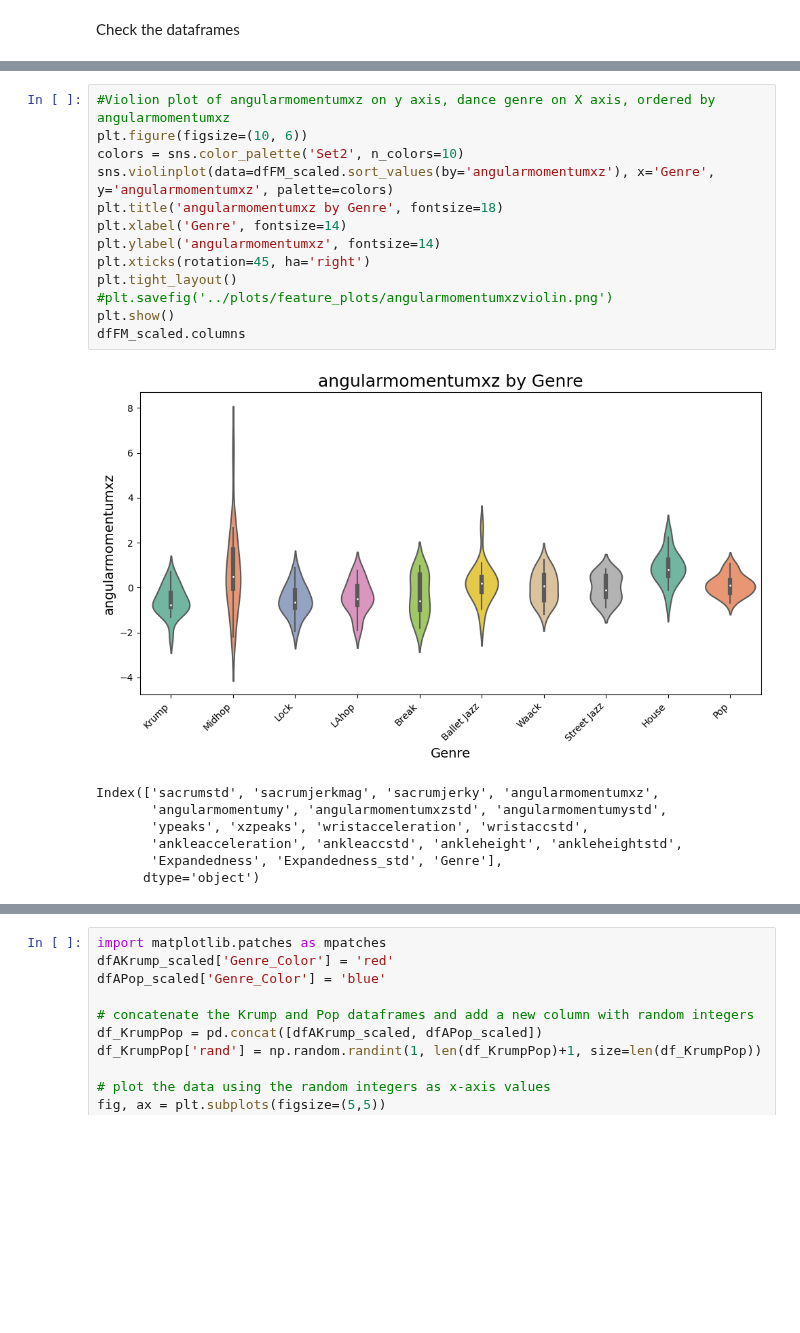
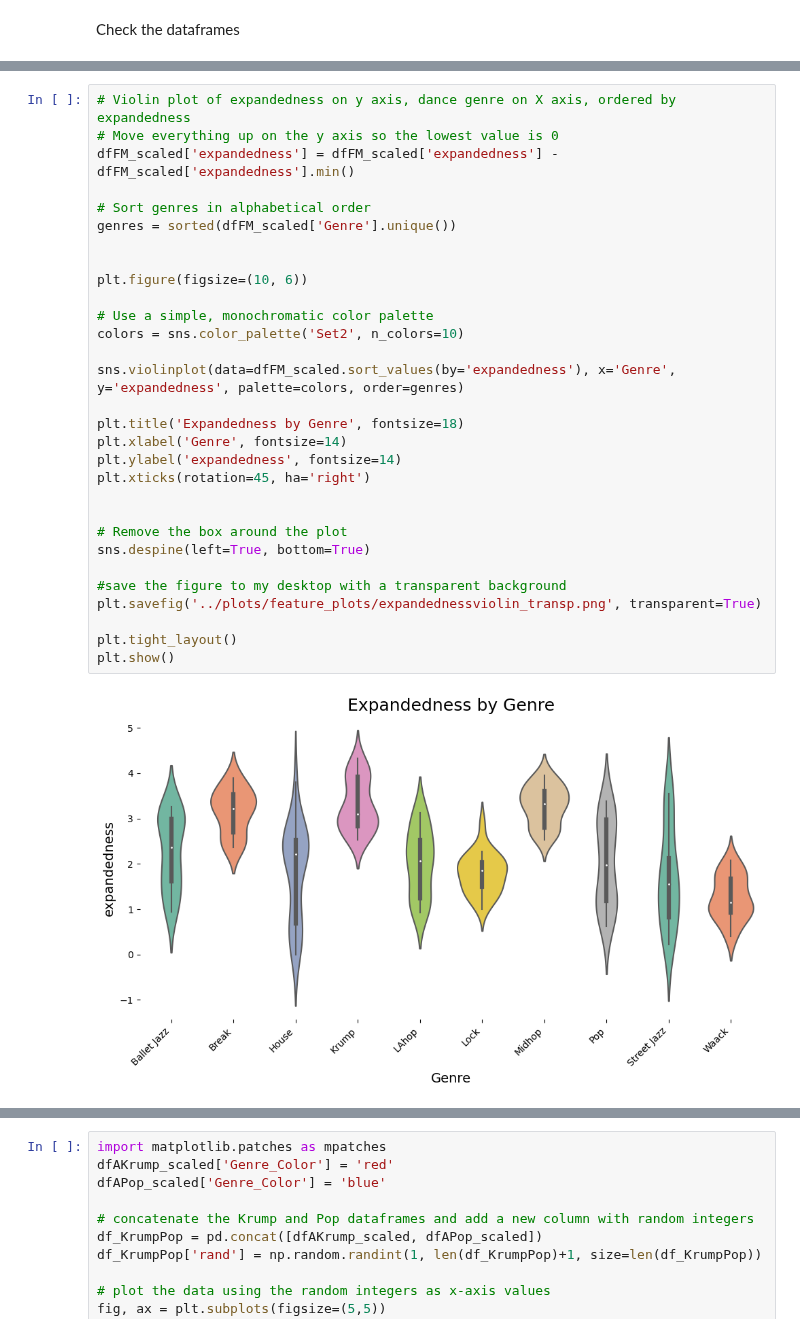
Before and after one commit to tBenBaker/MovementClassifier, a Jupyter notebook: DanceProj1/notebooks/01_dancedatafeatures.ipynb, the cells around one changed output, grey strips where cells are left out. Cells and saved outputs as stored; diff of their text form; blank space fills up the shorter version.

```diff
--- a/DanceProj1/notebooks/01_dancedatafeatures.ipynb
+++ b/DanceProj1/notebooks/01_dancedatafeatures.ipynb
@@ -106,23 +189,34 @@ plt.show()
 # %% [output]
 [figure]
 # %%
-#Violion plot of angularmomentumxz on y axis, dance genre on X axis, ordered by angularmomentumxz
+# Violin plot of expandedness on y axis, dance genre on X axis, ordered by expandedness
+# Move everything up on the y axis so the lowest value is 0
+dfFM_scaled['expandedness'] = dfFM_scaled['expandedness'] - dfFM_scaled['expandedness'].min()
+
+# Sort genres in alphabetical order
+genres = sorted(dfFM_scaled['Genre'].unique())
+
+
 plt.figure(figsize=(10, 6))
+
+# Use a simple, monochromatic color palette
 colors = sns.color_palette('Set2', n_colors=10)
-sns.violinplot(data=dfFM_scaled.sort_values(by='angularmomentumxz'), x='Genre', y='angularmomentumxz', palette=colors)
-plt.title('angularmomentumxz by Genre', fontsize=18)
+
+sns.violinplot(data=dfFM_scaled.sort_values(by='expandedness'), x='Genre', y='expandedness', palette=colors, order=genres)
+
+plt.title('Expandedness by Genre', fontsize=18)
 plt.xlabel('Genre', fontsize=14)
-plt.ylabel('angularmomentumxz', fontsize=14)
+plt.ylabel('expandedness', fontsize=14)
 plt.xticks(rotation=45, ha='right')
+
+
+# Remove the box around the plot
+sns.despine(left=True, bottom=True)
+
+#save the figure to my desktop with a transparent background
+plt.savefig('../plots/feature_plots/expandednessviolin_transp.png', transparent=True)
+
 plt.tight_layout()
-#plt.savefig('../plots/feature_plots/angularmomentumxzviolin.png')
 plt.show()
-dfFM_scaled.columns
 # %% [output]
-[figure, old version]
+[figure, new version]
-Index(['sacrumstd', 'sacrumjerkmag', 'sacrumjerky', 'angularmomentumxz',
-       'angularmomentumy', 'angularmomentumxzstd', 'angularmomentumystd',
-       'ypeaks', 'xzpeaks', 'wristacceleration', 'wristaccstd',
-       'ankleacceleration', 'ankleaccstd', 'ankleheight', 'ankleheightstd',
-       'Expandedness', 'Expandedness_std', 'Genre'],
-      dtype='object')
```
Also changed, not shown: parts of 28 cells of this notebook, 14 other files.
